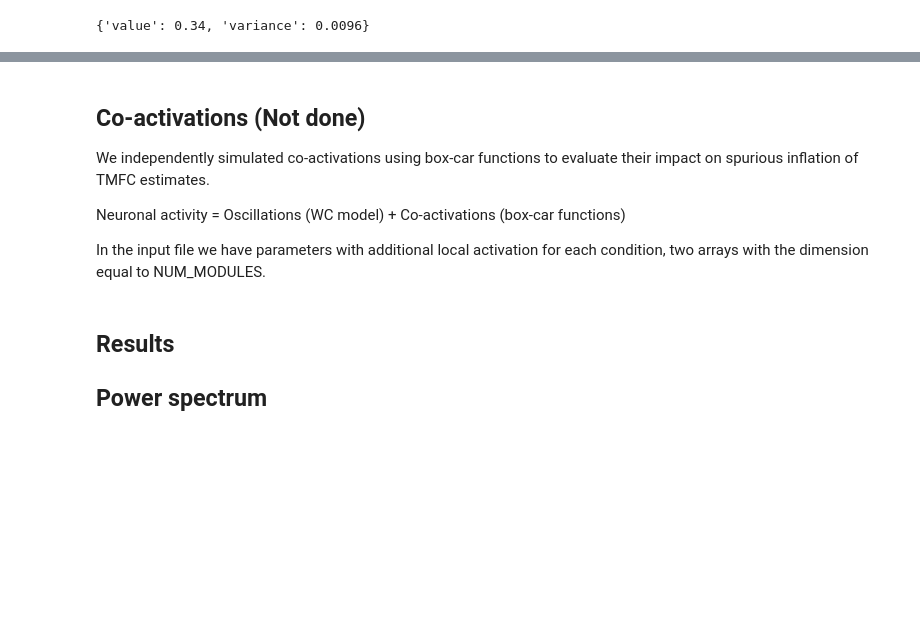
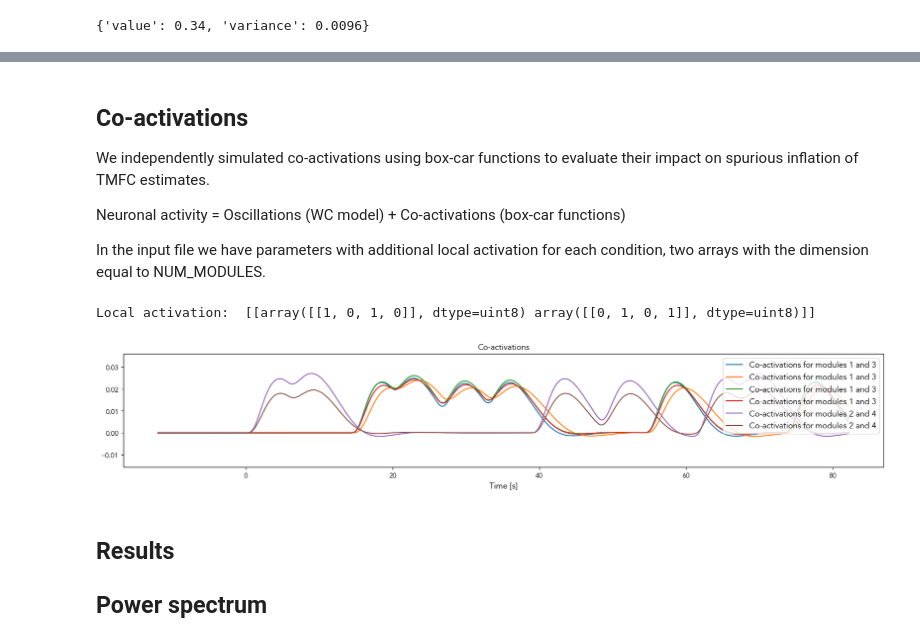
Before and after one commit to IHB-IBR-department/ER_simulator, a Jupyter notebook: notebooks/03Ex.TMFC_simulation.ipynb, the cells around one changed output, grey strips where cells are left out. Saved outputs shown, nothing was run; the diff lists cells and outputs as text; code cells hidden in the pictures; blank space fills up the shorter version.

```diff
--- a/notebooks/03Ex.TMFC_simulation.ipynb
+++ b/notebooks/03Ex.TMFC_simulation.ipynb
@@ -195,11 +193,28 @@ Wall time: 33.1 s
 # %% [markdown]
-## Co-activations (Not done)
+## Co-activations
 
 We independently simulated co-activations using box-car functions to evaluate their impact on spurious inflation of TMFC estimates.
 
 Neuronal activity = Oscillations (WC model) + Co-activations (box-car functions)
 
 In the input file we have parameters with additional local activation for each condition, two arrays with the dimension equal to NUM_MODULES.
+# %%
+dt=50e-3
+t_coactiv, coactive, bold_coactiv = wc_sim.generate_coactivation_by_mat(mat_path, dt=dt, normalize_constant=1)
+bold_coactiv_tr, t_coactiv_tr = resample_signal(t_coactiv, bold_coactiv, dt, wc_sim.TR)
+# %%
+print("Local activation: ",input_data["activations"])
+plt.figure(figsize=(20, 3))
+plt.plot(t_coactiv, bold_coactiv[:4,:].T, label = 'Co-activations for modules 1 and 3');
+plt.plot(t_coactiv, bold_coactiv[26:28,:].T, label = 'Co-activations for modules 2 and 4');
+
+plt.ylim(10*np.min(bold_coactiv[1,:]), 1.5*np.max(bold_coactiv[1,:]))
+plt.xlabel('Time [s]', fontsize = 12)
+plt.legend(fontsize = 12)
+plt.title('Co-activations', fontsize = 12);
+# %% [output]
+Local activation:  [[array([[1, 0, 1, 0]], dtype=uint8) array([[0, 1, 0, 1]], dtype=uint8)]]
+[figure, added]
 # %% [markdown]
 ## Results
 ## Power spectrum
```
Also changed, not shown: parts of 10 cells of this notebook, 5 other files.
